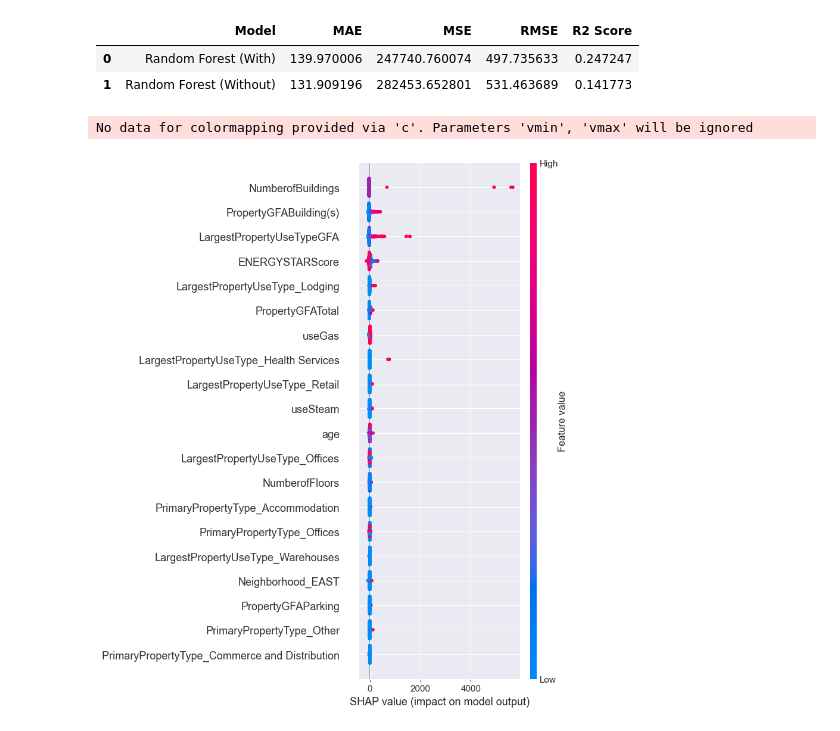
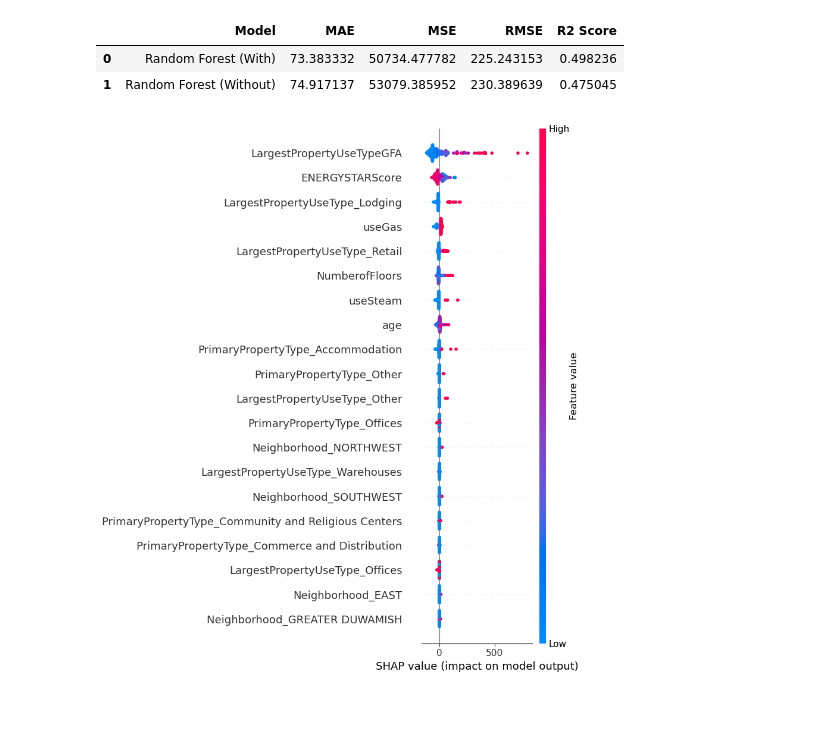
Before and after one commit to Tortique/P4_Seattle, a Jupyter notebook: model.ipynb, the cells around one changed output. Drawn from its saved outputs; the diff is of its cells as text; code cells hidden in the pictures.

```diff
--- a/model.ipynb
+++ b/model.ipynb
@@ -150,9 +145,9 @@ SVR - RMSE Cross-Validation: 553.5851052417789
 # %%
 rf_params = {
-    'n_estimators': [20,30,40,50,60],
-    'max_depth': [20,30,40,50],
-    'min_samples_split': [1,2,3,4],
-    'min_samples_leaf': [2,3,4]
+    'n_estimators': [10,15,20,25,30],
+    'max_depth': [20,30,40],
+    'min_samples_split': [2,3,4],
+    'min_samples_leaf': [1,2,4]
 }
 rf = RandomForestRegressor()
 
@@ -165,7 +160,7 @@ training_time = time.time() - start_time
 best_rf_model = grid_search_rf.best_estimator_
 best_params_rf = grid_search_rf.best_params_
 print(f"Temps d'exécution: {training_time:.2f} secondes")
-print("Meilleurs paramètres (XGBRegressor):", best_params_rf)
+print("Meilleurs paramètres (RandomForest):", best_params_rf)
 
 train_pred_rf = best_rf_model.predict(X_train)
 mae_rf, mse_rf, rmse_rf, r_squared_rf = evaluation(y_train, train_pred_rf)
@@ -389,4 +276,6 @@ msno.matrix(EnergyStarScore_data)
 # %%
+EnergyStarScore_data = pd.read_pickle("data_ess.pkl")
+
 X_energy = EnergyStarScore_data.drop(["TotalGHGEmissions","SiteEnergyUse(kBtu)"], axis=1)
 Y_energy = EnergyStarScore_data["TotalGHGEmissions"]
 X_energy = X_energy.astype({col: 'int64' for col in X_energy.select_dtypes(include=['int32']).columns})
@@ -397,23 +286,20 @@ num_cols = X_energy.select_dtypes(include=['float64']).columns
 scaler = StandardScaler()
 X_energy[num_cols] = scaler.fit_transform(X_energy[num_cols])
 
+X_energy= X_energy.dropna()
+Y_energy = Y_energy.loc[X_energy.index]
+
 test_energy = pd.DataFrame(columns=["Model","MAE","MSE","RMSE","R2 Score"])
 # %%
 X_without_energy = X_energy.drop(columns=["ENERGYSTARScore"])
 
-X_train_with, X_test_with, y_train, y_test = train_test_split(X_energy, Y_energy, test_size=0.2, random_state=42)
-X_train_without, X_test_without, _, _ = train_test_split(X_without_energy, Y_energy, test_size=0.2, random_state=42)
+X_train, X_test, y_train, y_test = train_test_split(X_energy, Y_energy, test_size=0.2, random_state=42)
 
 rf_with = RandomForestRegressor(**best_params_rf)
-rf_without = RandomForestRegressor(**best_params_rf)
+model_with = rf_with.fit(X_train, y_train)
+pred_with = model_with.predict(X_test)
 
-model_with = rf_with.fit(X_train_with, y_train)
-model_without = rf_without.fit(X_train_without, y_train)
-
-pred_with = model_with.predict(X_test_with)
-pred_without = model_without.predict(X_test_without)
-
-mae_rf_test, mse_rf_test, rmse_rf_test, r_squared_rf_test = evaluation(y_test, pred_with)
+mae_rf, mse_rf, rmse_rf, r_squared_rf= evaluation(y_test, pred_with)
 new_row_rf = {
     "Model": "Random Forest (With)",
     "MAE": mae_rf,
@@ -423,8 +309,14 @@ new_row_rf = {
 }
 test_energy = test_energy._append(new_row_rf, ignore_index=True)
 
+X_train_reduced = X_train.drop(columns=["ENERGYSTARScore"])
+X_test_reduced = X_test.drop(columns=["ENERGYSTARScore"])
+
+rf_without = RandomForestRegressor(**best_params_rf)
+rf_without.fit(X_train_reduced, y_train)
+pred_without = rf_without.predict(X_test_reduced)
+
 mae_rf, mse_rf, rmse_rf, r_squared_rf = evaluation(y_test, pred_without)
-
 new_row_rf = {
     "Model": "Random Forest (Without)",
     "MAE": mae_rf,
@@ -436,15 +328,14 @@ test_energy = test_energy._append(new_row_rf, ignore_index=True)
 test_energy
 # %% [output]
 |  | Model | MAE | MSE | RMSE | R2 Score |
-| 0 | Random Forest (With) | 139.970006 | 247740.760074 | 497.735633 | 0.247247 |
-| 1 | Random Forest (Without) | 131.909196 | 282453.652801 | 531.463689 | 0.141773 |
+| 0 | Random Forest (With) | 73.383332 | 50734.477782 | 225.243153 | 0.498236 |
+| 1 | Random Forest (Without) | 74.917137 | 53079.385952 | 230.389639 | 0.475045 |
 # %%
 explainer = shap.TreeExplainer(model_with)
 
-shap_values = explainer(X_energy)
+shap_values = explainer(X_test)
 
-shap.summary_plot(shap_values, X_energy)
+shap.summary_plot(shap_values, X_test)
 # %% [output]
-No data for colormapping provided via 'c'. Parameters 'vmin', 'vmax' will be ignored
-[figure, old version]
+[figure, new version]
 # %%
```
Also changed, not shown: parts of 12 cells of this notebook, 7 other files.
